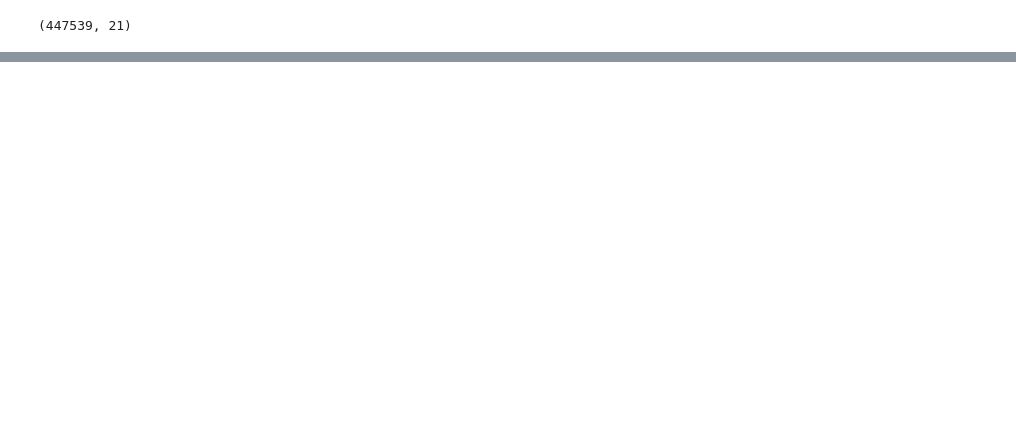
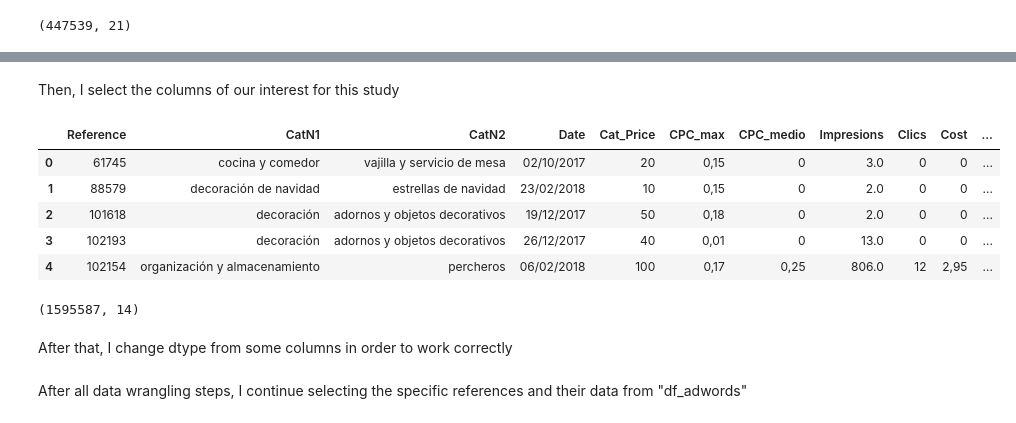
Before and after one commit to trimiguel/tfm, a Jupyter notebook: notebooks/C06_adwords.ipynb, the cells around one changed output, grey strips where cells are left out. Drawn from its saved outputs; the diff is of its cells as text; code cells hidden in the pictures; blank space fills up the shorter version.

```diff
--- a/notebooks/C06_adwords.ipynb
+++ b/notebooks/C06_adwords.ipynb
@@ -99,0 +103,3 @@ Now, I am going to merge all the data into one main dataframe
+# %%
+df_adwords = pd.concat([df_2017_18_1, df_2017_18_2, df_2018_19])
+df_adwords.head(5)
@@ -99,0 +142,8 @@ Now, I am going to merge all the data into one main dataframe
+# %%
+df_adwords = df_adwords.rename(index=str,
+            columns={"ID de producto":"Reference", "Tipo de producto (primer nivel)": "CatN1",
+                     "Tipo de producto (segundo nivel)":"CatN2", "Día":"Date", "Etiqueta personalizada 1": "Cat_Price",
+                     "CPC máximo predeterminado del grupo de anuncios": "CPC_max", "CPC medio": "CPC_medio",
+                     "Impresiones":"Impresions", "Coste":"Cost", "Conversiones": "Conversions",
+                    "Todas las conversiones": "All_Conversions", "Valor conv./coste": "ROAS",
+                    "Valor de todas las conversiones/coste": "ROAS_All"})
@@ -99,0 +160,21 @@ Now, I am going to merge all the data into one main dataframe
+# %% [markdown]
+Then, I select the columns of our interest for this study
+# %%
+column_interest_adwords = ["Reference", "CatN1", "CatN2", "Date", "Cat_Price", "CPC_max", "CPC_medio", "Impresions",
+                           "Clics", "Cost", "Conversions", "All_Conversions", "ROAS", "ROAS_All"]
+df_adwords = df_adwords[column_interest_adwords]
+# %%
+df_adwords.head(5)
+# %% [output]
+|  | Reference | CatN1 | CatN2 | Date | Cat_Price | CPC_max | CPC_medio | Impresions | Clics | Cost | ... |
+| 0 | 61745 | cocina y comedor | vajilla y servicio de mesa | 02/10/2017 | 20 | 0,15 | 0 | 3.0 | 0 | 0 | ... |
+| 1 | 88579 | decoración de navidad | estrellas de navidad | 23/02/2018 | 10 | 0,15 | 0 | 2.0 | 0 | 0 | ... |
+| 2 | 101618 | decoración | adornos y objetos decorativos | 19/12/2017 | 50 | 0,18 | 0 | 2.0 | 0 | 0 | ... |
+| 3 | 102193 | decoración | adornos y objetos decorativos | 26/12/2017 | 40 | 0,01 | 0 | 13.0 | 0 | 0 | ... |
+| 4 | 102154 | organización y almacenamiento | percheros | 06/02/2018 | 100 | 0,17 | 0,25 | 806.0 | 12 | 2,95 | ... |
+# %%
+df_adwords.shape
+# %% [output]
+(1595587, 14)
+# %% [markdown]
+After that, I change dtype from some columns in order to work correctly
@@ -99,0 +192,2 @@ Now, I am going to merge all the data into one main dataframe
+# %% [markdown]
+After all data wrangling steps, I continue selecting the specific references and their data from "df_adwords"
```
Also changed, not shown: parts of 32 cells of this notebook, 3 other files.
